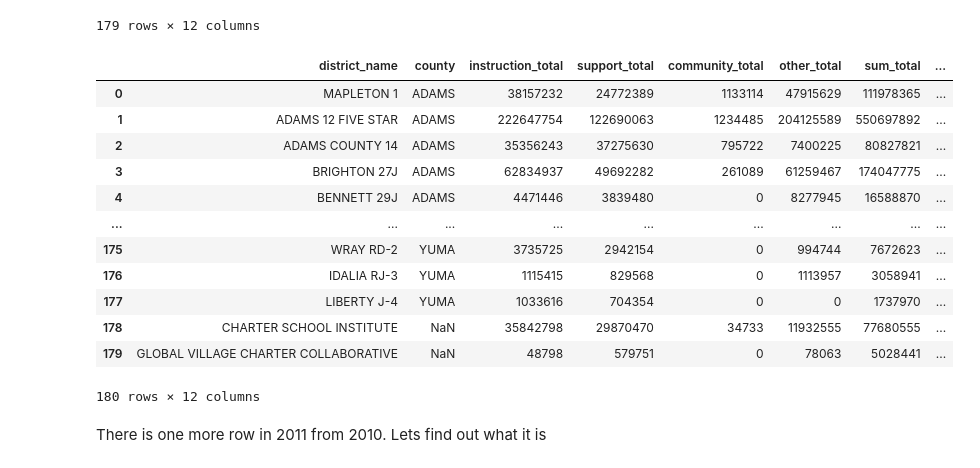
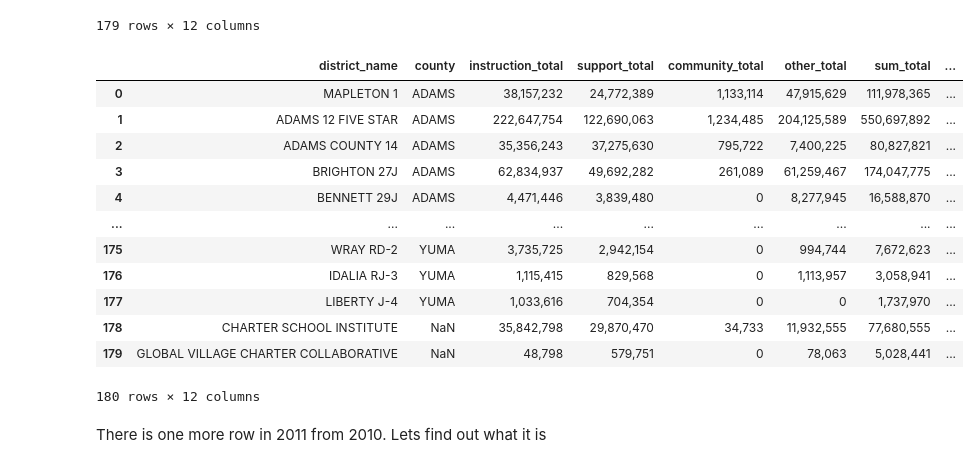
Before and after one commit to clewis53/CaeleyLewis-Capstone2-StoryOfColoradoEducation, a Jupyter notebook: notebooks/0.2-EDA.ipynb, the cells around one changed output. Cells and saved outputs as stored; diff of their text form; code cells hidden in the pictures.

Commit message:
Troubleshoot make_expenditures
Made EDA compatible with new make_datasets and fixed errors in the make_expenditures function

```diff
--- a/notebooks/0.2-EDA.ipynb
+++ b/notebooks/0.2-EDA.ipynb
@@ -266,21 +266,21 @@ expenditures_2010
 | 178 | CHARTER SCHOOL INSTITUTE | NaN | 31582803 | 24642295 | 49762 | 14599500 | 70874360 | ... |
 179 rows × 12 columns
 # %%
-expenditures_2011 = pd.read_csv('../data/interim/expenditures/expenditures2011.csv', index_col=0)
+expenditures_2011 = pd.read_csv('../data/interim/expenditures/expenditures2011.csv')
 expenditures_2011
 # %% [output]
 |  | district_name | county | instruction_total | support_total | community_total | other_total | sum_total | ... |
-| 0 | MAPLETON 1 | ADAMS | 38157232 | 24772389 | 1133114 | 47915629 | 111978365 | ... |
-| 1 | ADAMS 12 FIVE STAR | ADAMS | 222647754 | 122690063 | 1234485 | 204125589 | 550697892 | ... |
-| 2 | ADAMS COUNTY 14 | ADAMS | 35356243 | 37275630 | 795722 | 7400225 | 80827821 | ... |
-| 3 | BRIGHTON 27J | ADAMS | 62834937 | 49692282 | 261089 | 61259467 | 174047775 | ... |
-| 4 | BENNETT 29J | ADAMS | 4471446 | 3839480 | 0 | 8277945 | 16588870 | ... |
+| 0 | MAPLETON 1 | ADAMS | 38,157,232 | 24,772,389 | 1,133,114 | 47,915,629 | 111,978,365 | ... |
+| 1 | ADAMS 12 FIVE STAR | ADAMS | 222,647,754 | 122,690,063 | 1,234,485 | 204,125,589 | 550,697,892 | ... |
+| 2 | ADAMS COUNTY 14 | ADAMS | 35,356,243 | 37,275,630 | 795,722 | 7,400,225 | 80,827,821 | ... |
+| 3 | BRIGHTON 27J | ADAMS | 62,834,937 | 49,692,282 | 261,089 | 61,259,467 | 174,047,775 | ... |
+| 4 | BENNETT 29J | ADAMS | 4,471,446 | 3,839,480 | 0 | 8,277,945 | 16,588,870 | ... |
 | ... | ... | ... | ... | ... | ... | ... | ... | ... |
-| 175 | WRAY RD-2 | YUMA | 3735725 | 2942154 | 0 | 994744 | 7672623 | ... |
-| 176 | IDALIA RJ-3 | YUMA | 1115415 | 829568 | 0 | 1113957 | 3058941 | ... |
-| 177 | LIBERTY J-4 | YUMA | 1033616 | 704354 | 0 | 0 | 1737970 | ... |
-| 178 | CHARTER SCHOOL INSTITUTE | NaN | 35842798 | 29870470 | 34733 | 11932555 | 77680555 | ... |
-| 179 | GLOBAL VILLAGE CHARTER COLLABORATIVE | NaN | 48798 | 579751 | 0 | 78063 | 5028441 | ... |
+| 175 | WRAY RD-2 | YUMA | 3,735,725 | 2,942,154 | 0 | 994,744 | 7,672,623 | ... |
+| 176 | IDALIA RJ-3 | YUMA | 1,115,415 | 829,568 | 0 | 1,113,957 | 3,058,941 | ... |
+| 177 | LIBERTY J-4 | YUMA | 1,033,616 | 704,354 | 0 | 0 | 1,737,970 | ... |
+| 178 | CHARTER SCHOOL INSTITUTE | NaN | 35,842,798 | 29,870,470 | 34,733 | 11,932,555 | 77,680,555 | ... |
+| 179 | GLOBAL VILLAGE CHARTER COLLABORATIVE | NaN | 48,798 | 579,751 | 0 | 78,063 | 5,028,441 | ... |
 180 rows × 12 columns
 # %% [markdown]
 There is one more row in 2011 from 2010. Lets find out what it is
```
Also changed, not shown: parts of 10 cells of this notebook, 5 other files.
